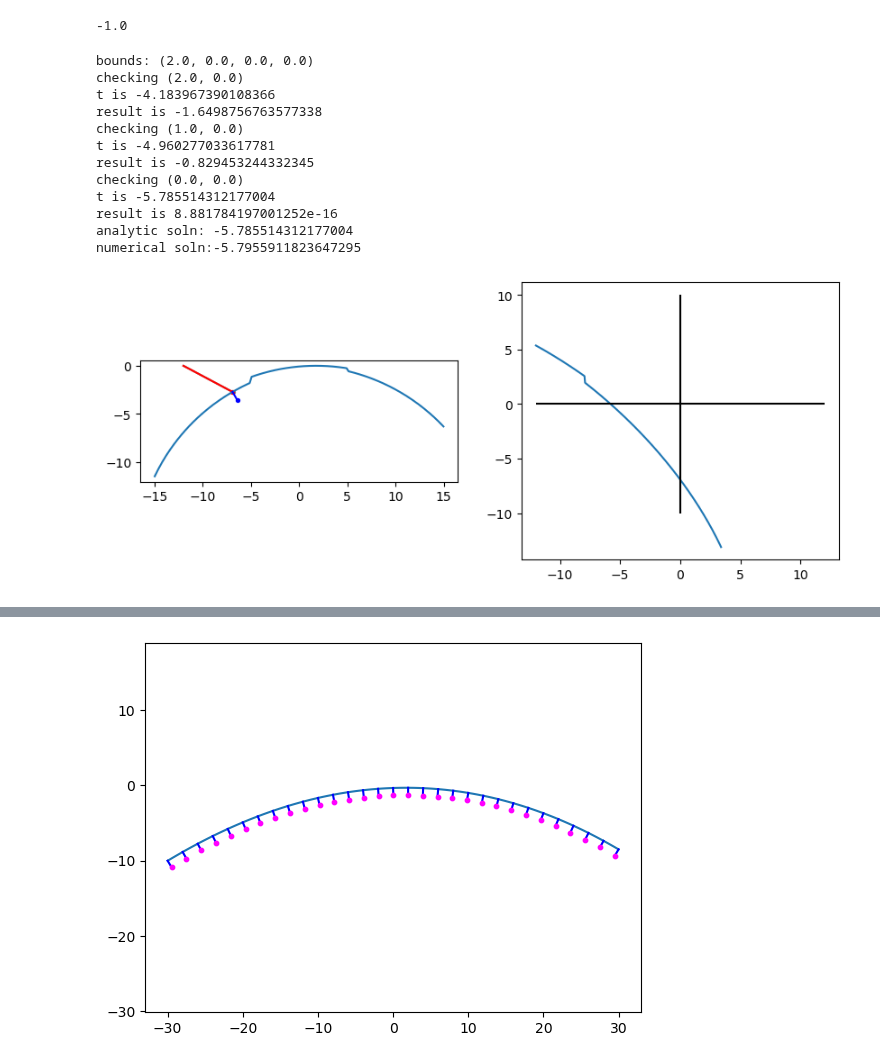
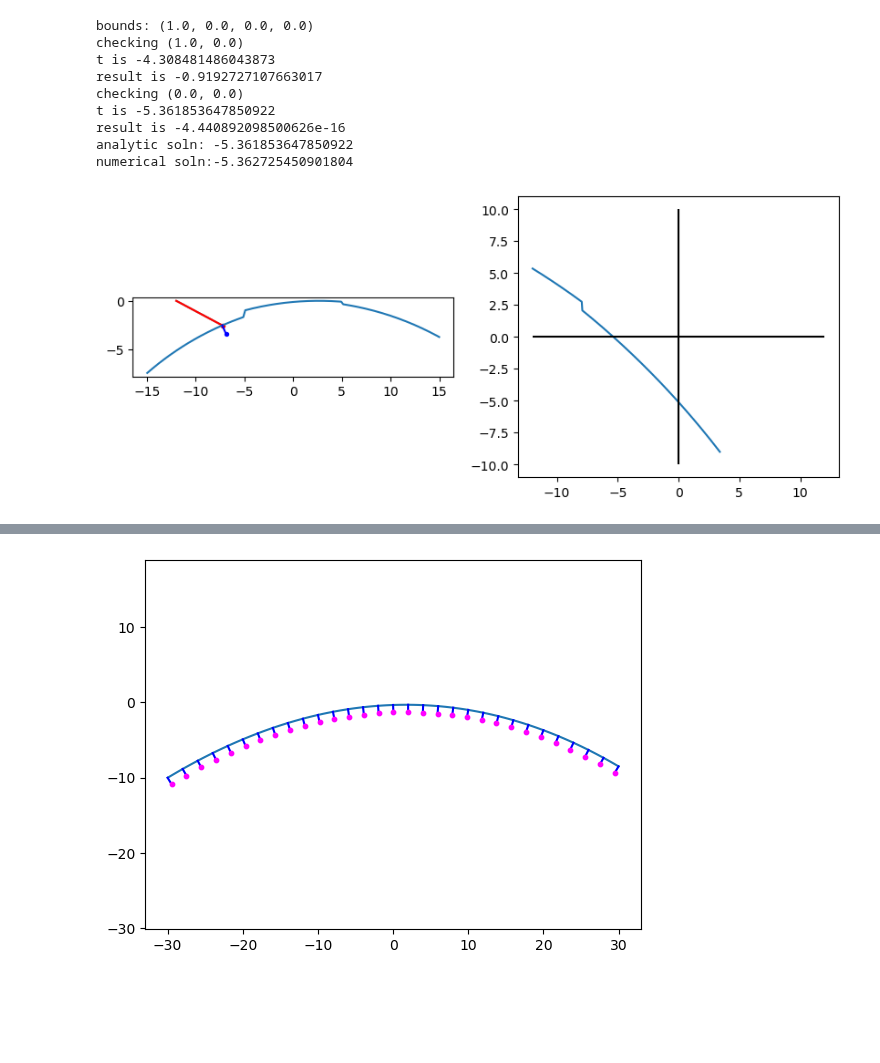
Before and after one commit to ellenle3/ifugen, a Jupyter notebook: python/surface_generator.ipynb, the cells around one changed output, grey strips where cells are left out. Saved outputs shown, nothing was run; the diff lists cells and outputs as text; code cells hidden in the pictures; blank space fills up the shorter version.

```diff
--- a/python/surface_generator.ipynb
+++ b/python/surface_generator.ipynb
@@ -8,10 +8,6 @@ from matplotlib.ticker import LinearLocator
 from scipy.optimize import newton
 from slicer_generation import *
 from surface_solns import *
-# %%
-conic_3d_sag(10, 10, -0.01, -1, 0, 0, 0)
-# %% [output]
--1.0
 # %%
 %matplotlib ipympl
 # %%
@@ -25,38 +21,38 @@ surface_norm_func = conic_3d_surface_normal
 transfer_dist_func = conic_3d_transfer
 critical_xy_func = conic_3d_critical_xy
 
+p = ImageSlicerParams(
+    custom = False,
+    cylinder = 0,
+    n_each = 1,
+    n_rows = 1,
+    n_cols = 3,
+    angle_mode = 0,
+    dalpha = 0,
+    dbeta = -8,
+    dgamma = 5,
+    gamma_offset = 0,
+    alpha_cen = 0,
+    beta_cen = 10,
+    gamma_cen = 0,
+    dx = 10,
+    dy = 5,
+    c = -1/30,
+    k = 0,
+    gx_width = 0,
+    gx_depth = -3,
+    gy_width = 0,
+    gy_depth = 2
+)
 
-n_each = 1
-n_rows = 1
-n_cols = 3
-mode = 1
 trace_walls = True
-active_x = False
-active_y = False
-dalpha = 0
-dbeta = -8
-dgamma = 5
-gamma_offset = 0
-alpha_cen = 0
-beta_cen = 10
-gamma_cen = 0
-dx = 10
-dy = 5
-r = -20.1
-c = 1/r
-k = 0
-xgap_width = 0
-xgap_depth = -3
-ygap_width = 0
-ygap_depth = 2
-p = ImageSlicerParams(n_each, n_rows, n_cols, mode, trace_walls, active_x, active_y, dalpha, dbeta, dgamma, gamma_offset, alpha_cen, beta_cen, gamma_cen, dx, dy, c, k, xgap_width, xgap_depth, ygap_width, ygap_depth)
+
 
 yt = 0
 x = np.linspace(-20, 20, 200)
 surf = np.zeros(len(x))
 for i,x1 in enumerate(x):
     surf[i] = make_image_slicer(x1, yt, p, sag_func)
-
 
 xt = -12
 l = -1.5
@@ -71,7 +67,7 @@ ray_in = RayIn(xt, yt, l, m, n)
 ray_out = RayOut(0, 0, 0, 0, 0, 0, 0)
 
 zmin, zmax = find_global_extrema_slicer(p, sag_func, critical_xy_func)
-ray_out = ray_trace_slicer(ray_in, zmin, zmax, p, sag_func, transfer_dist_func, surface_norm_func)
+ray_out = ray_trace_slicer(ray_in, zmin, zmax, p, trace_walls, sag_func, transfer_dist_func, surface_norm_func)
 print("analytic soln: " + str(ray_out.t))
 
 t = np.linspace(-12, 12, 500)
@@ -79,44 +75,41 @@ feval = np.zeros(len(t))
 for i,t1 in enumerate(t):
     feval[i] = transfer_equation(t1, xt, yt, l, m, n, p, sag_func)
 idx = np.nanargmin(np.abs(feval))
 tnum = t[idx]
 print("numerical soln:" + str(tnum))
 
 fig, axs = plt.subplots(nrows=1, ncols=2, figsize=(10,4))
 axs[0].plot(x, surf)
 
 # Draw analytically calculated ray and surface normal
 axs[0].plot([ray_in.xt, ray_out.xs], [0, ray_out.zs], c='r', zorder=1)
 axs[0].scatter([ray_out.xs], [ray_out.zs], c='r', s=8, zorder=1)
 axs[0].plot([ray_out.xs, ray_out.xs + ray_out.ln], [ray_out.zs, ray_out.zs + ray_out.nn], c='b')
 axs[0].scatter([ray_out.xs + ray_out.ln], [ray_out.zs + ray_out.nn], c='b', s=8, zorder=10)
 
 # Numerically determined ray
 axs[0].plot([ray_in.xt, ray_in.xt + tnum*ray_in.l], [0, tnum*ray_in.n], c='gray', zorder=0)
 axs[0].scatter([ray_in.xt + tnum*ray_in.l], [tnum*ray_in.n], c='gray', s=8, zorder=0)
 
 axs[0].set_aspect("equal")
 
 axs[1].plot(t, feval)
 axs[1].hlines(0, t[0], t[-1], colors='k')
 axs[1].vlines(0, -10, 10, colors='k')
 #axs[1].set_ylim(np.nanmin(feval), np.nanmax(feval))
 
 plt.show()
 # %% [output]
-bounds: (2.0, 0.0, 0.0, 0.0)
-checking (2.0, 0.0)
-t is -4.183967390108366
-result is -1.6498756763577338
+bounds: (1.0, 0.0, 0.0, 0.0)
 checking (1.0, 0.0)
-t is -4.960277033617781
-result is -0.829453244332345
+t is -4.308481486043873
+result is -0.9192727107663017
 checking (0.0, 0.0)
-t is -5.785514312177004
-result is 8.881784197001252e-16
-analytic soln: -5.785514312177004
-numerical soln:-5.7955911823647295
+t is -5.361853647850922
+result is -4.440892098500626e-16
+analytic soln: -5.361853647850922
+numerical soln:-5.362725450901804
-[figure, old version]
+[figure, new version]
 # %%
 sag_func = tilted_plane_sag
 surface_norm_func = tilted_plane_surface_normal
```
Also changed, not shown: parts of 4 cells of this notebook, 8 other files.
